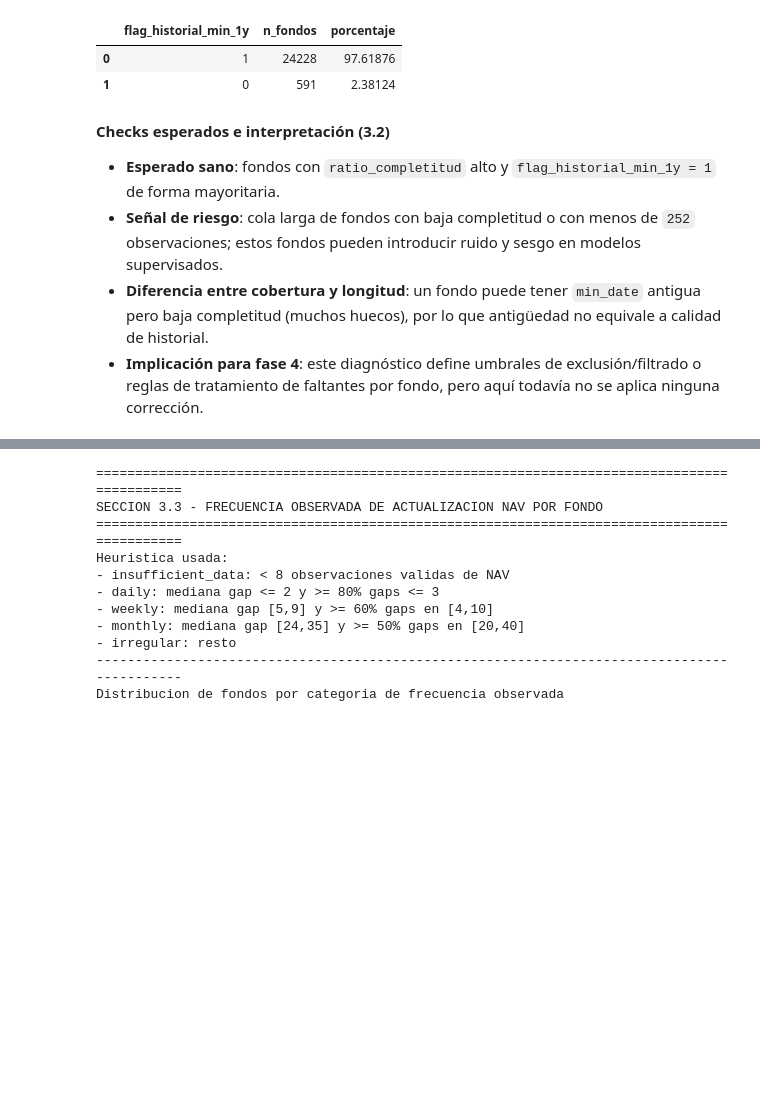
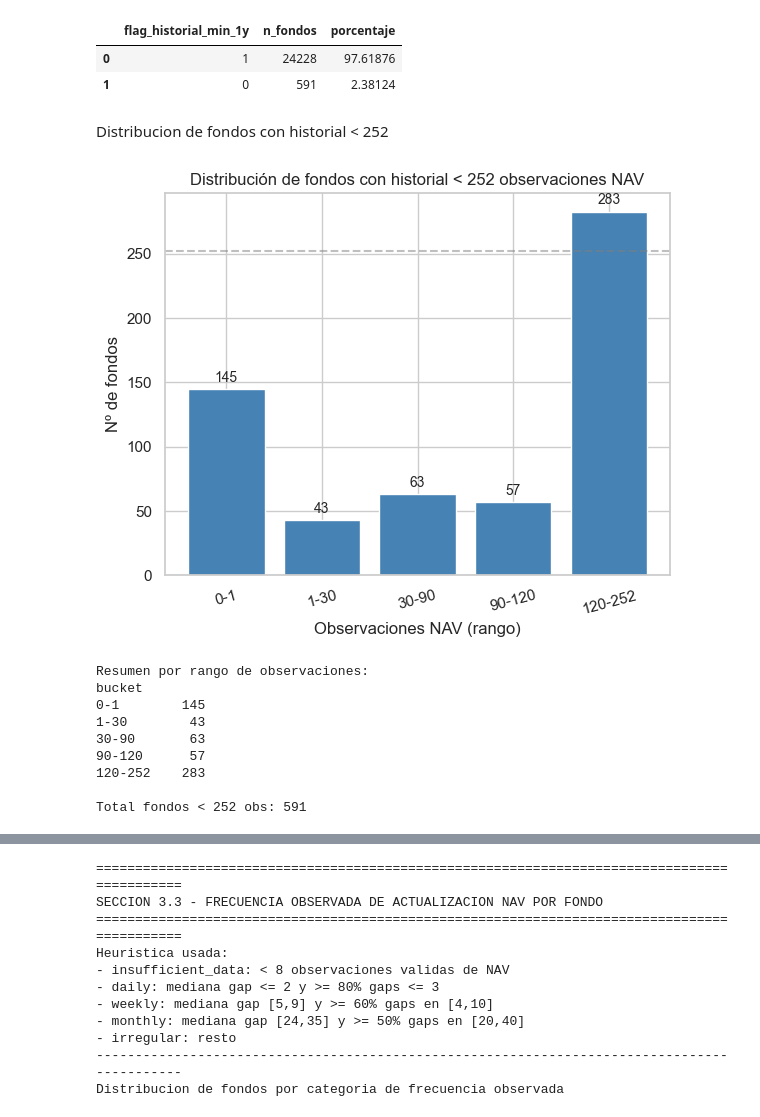
Before and after one commit to Romequinco/TAREA_SUPERVISED_LEARNIGN_-AND_DATA_PREPROCESSING, a Jupyter notebook: TAREA.ipynb, the cells around one changed output, grey strips where cells are left out. Cells and saved outputs as stored; diff of their text form; code cells hidden in the pictures; blank space fills up the shorter version.

```diff
--- a/TAREA.ipynb
+++ b/TAREA.ipynb
@@ -940,10 +987,55 @@ Resumen global de minimo historial (1 = cumple, 0 = no cumple)
 |  | flag_historial_min_1y | n_fondos | porcentaje |
 | 0 | 1 | 24228 | 97.61876 |
 | 1 | 0 | 591 | 2.38124 |
-# %% [markdown]
-**Checks esperados e interpretación (3.2)**
-
-- **Esperado sano**: fondos con `ratio_completitud` alto y `flag_historial_min_1y = 1` de forma mayoritaria.
-- **Señal de riesgo**: cola larga de fondos con baja completitud o con menos de `252` observaciones; estos fondos pueden introducir ruido y sesgo en modelos supervisados.
-- **Diferencia entre cobertura y longitud**: un fondo puede tener `min_date` antigua pero baja completitud (muchos huecos), por lo que antigüedad no equivale a calidad de historial.
-- **Implicación para fase 4**: este diagnóstico define umbrales de exclusión/filtrado o reglas de tratamiento de faltantes por fondo, pero aquí todavía no se aplica ninguna corrección.
+# %% [markdown]
+Distribucion de fondos con historial < 252
+# %%
+# Fondos con historial < 252
+fondos_lt_252 = coverage_by_fund[coverage_by_fund["obs_nav_no_nulo"] < 252].copy()
+
+# Límites de los intervalos (en obs NAV)
+limites = [0, 1, 30, 90, 120, 252]
+etiquetas = ["0-1", "1-30", "30-90", "90-120", "120-252"]
+
+fondos_lt_252["bucket"] = pd.cut(
+    fondos_lt_252["obs_nav_no_nulo"],
+    bins=limites,
+    labels=etiquetas,
+    include_lowest=True,
+)
+
+distribucion = fondos_lt_252["bucket"].value_counts().sort_index()
+
+fig, ax = plt.subplots(figsize=(6, 5))
+bars = ax.bar(distribucion.index.astype(str), distribucion.values, color="steelblue", edgecolor="white")
+
+ax.set_xlabel("Observaciones NAV (rango)")
+ax.set_ylabel("Nº de fondos")
+ax.set_title("Distribución de fondos con historial < 252 observaciones NAV")
+ax.axhline(y=252, color="gray", linestyle="--", alpha=0.5, label="Umbral 252")
+plt.xticks(rotation=15)
+
+# Valores sobre cada barra
+for bar in bars:
+    h = bar.get_height()
+    ax.annotate(f"{int(h)}", xy=(bar.get_x() + bar.get_width() / 2, h),
+                xytext=(0, 3), textcoords="offset points", ha="center", va="bottom", fontsize=10)
+
+plt.tight_layout()
+plt.show()
+
+# Resumen numérico
+print("Resumen por rango de observaciones:")
+print(distribucion.to_string())
+print(f"\nTotal fondos < 252 obs: {fondos_lt_252.shape[0]}")
+# %% [output]
+[figure, added]
+Resumen por rango de observaciones:
+bucket
+0-1        145
+1-30        43
+30-90       63
+90-120      57
+120-252    283
+
+Total fondos < 252 obs: 591
```
Also changed, not shown: parts of 19 cells of this notebook.
